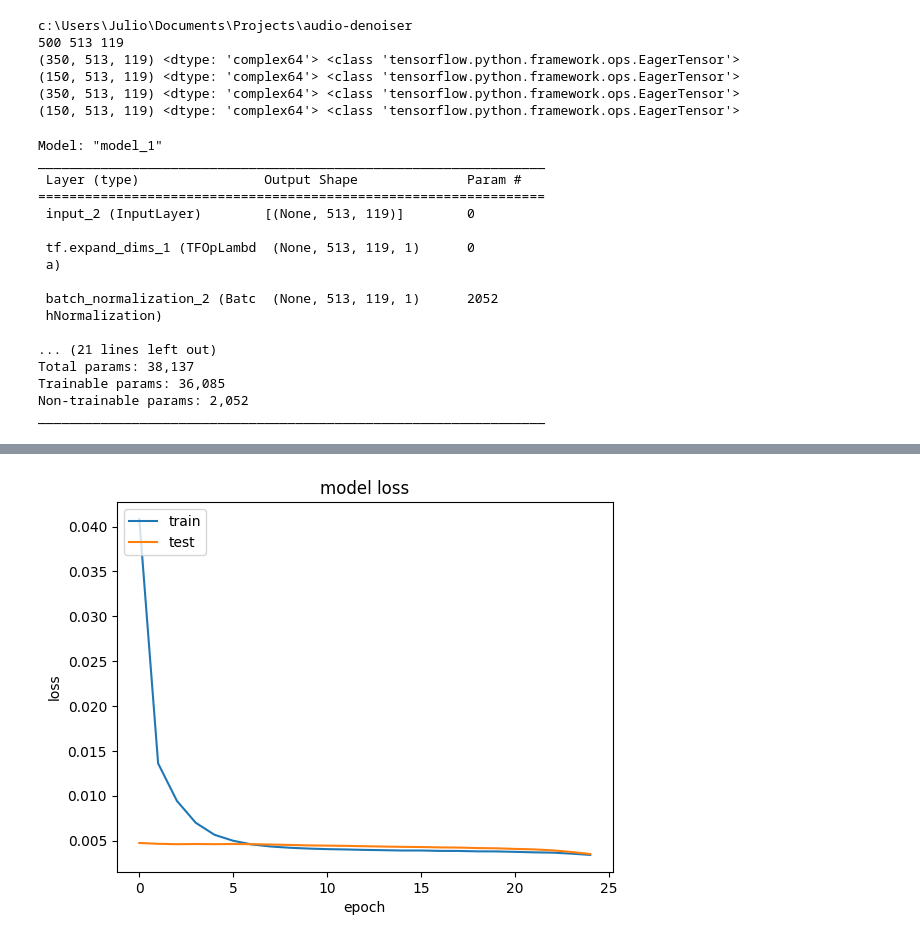
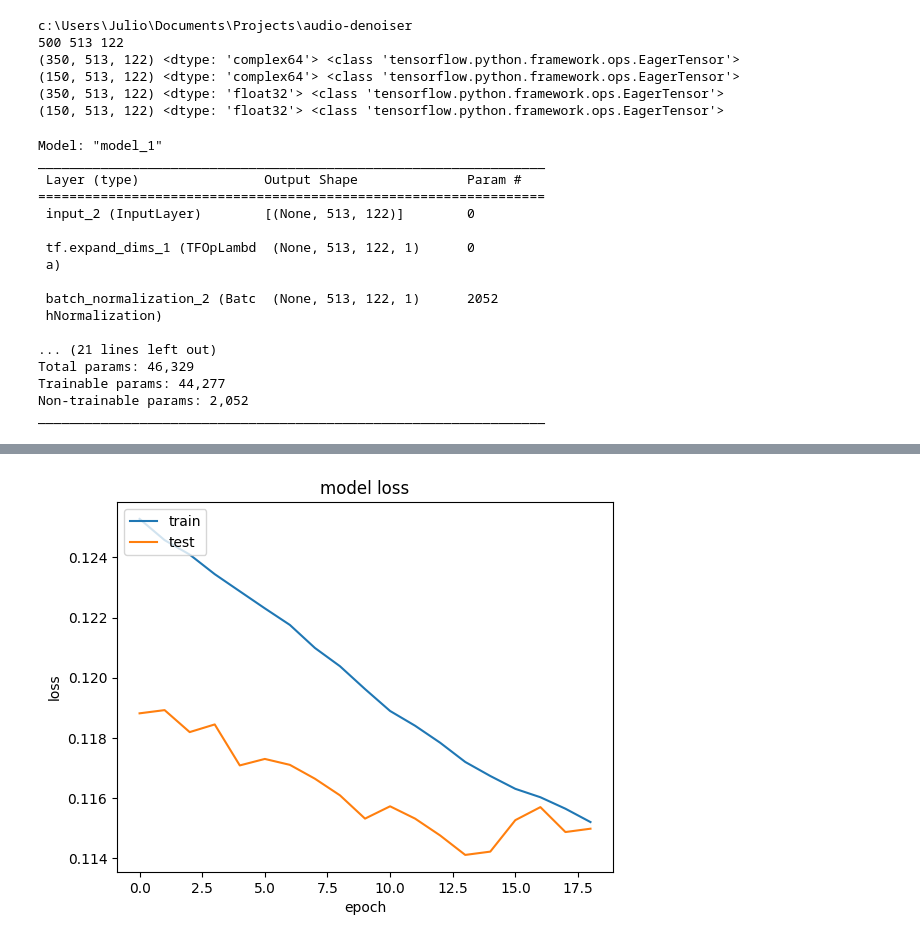
Before and after one commit to juemrami/audio-denoiser, a Jupyter notebook: src/models/fixed_dim_cnn.ipynb, the cells around one changed output, grey strips where cells are left out. Drawn from its saved outputs; the diff is of its cells as text; code cells hidden in the pictures.

```diff
--- a/src/models/fixed_dim_cnn.ipynb
+++ b/src/models/fixed_dim_cnn.ipynb
@@ -7,14 +7,18 @@ print(os.getcwd())
 
 
 data_path = os.path.join(os.getcwd(), 'data')
-X = np.load(os.path.join(data_path, 'X_69_500.npy'), allow_pickle=True)
+X = np.load(os.path.join(data_path, 'X_70_500.npy'), allow_pickle=True)
+Y = np.load(os.path.join(data_path, 'Y_70_500.npy'), allow_pickle=True)
+testidx = 10
+noised_clip = X[testidx]
+clean_clip = Y[testidx]
+noise_clip = noised_clip - clean_clip
 
 freq_bins = X[0].shape[0]
 min_spec_len = min([x.shape[1] for x in X])
 # min_spec_len = 300
 data_size = X.shape[0]
 # X = np.reshape(X, newshape=(data_size, nfft_bins,None ))
-Y = np.load(os.path.join(data_path, 'Y_69_500.npy'), allow_pickle=True)
 print(data_size, freq_bins, min_spec_len)
 # for i in range(data_size):
     # x,y = X[i] , np.copy(Y[i])
@@ -22,7 +26,8 @@ print(data_size, freq_bins, min_spec_len)
 X = [tf.stack(x[:,:min_spec_len]) for x in X]
 
 
-Y = [X[i] - tf.stack(y[:,:min_spec_len])  for i,y in enumerate(Y)]
+# Y = [X[i] - tf.stack(y[:,:min_spec_len])  for i,y in enumerate(Y)]
+Y = [tf.stack(abs(y)[:,:min_spec_len])  for i,y in enumerate(Y)]
 
 splits = train_test_split(X, Y, test_size=0.3, random_state=69)
 X_train, X_test, y_train, y_test = [tf.convert_to_tensor(s) for s in splits]
@@ -30,11 +35,11 @@ for item in [X_train, X_test, y_train, y_test]:
     print(item.shape, item.dtype, type(item))
 # %% [output]
 c:\Users\Julio\Documents\Projects\audio-denoiser
-500 513 119
-(350, 513, 119) <dtype: 'complex64'> <class 'tensorflow.python.framework.ops.EagerTensor'>
-(150, 513, 119) <dtype: 'complex64'> <class 'tensorflow.python.framework.ops.EagerTensor'>
-(350, 513, 119) <dtype: 'complex64'> <class 'tensorflow.python.framework.ops.EagerTensor'>
-(150, 513, 119) <dtype: 'complex64'> <class 'tensorflow.python.framework.ops.EagerTensor'>
+500 513 122
+(350, 513, 122) <dtype: 'complex64'> <class 'tensorflow.python.framework.ops.EagerTensor'>
+(150, 513, 122) <dtype: 'complex64'> <class 'tensorflow.python.framework.ops.EagerTensor'>
+(350, 513, 122) <dtype: 'float32'> <class 'tensorflow.python.framework.ops.EagerTensor'>
+(150, 513, 122) <dtype: 'float32'> <class 'tensorflow.python.framework.ops.EagerTensor'>
 # %%
 import matplotlib.pyplot as plt
 import tensorflow as tf
@@ -60,7 +65,7 @@ model_input = layers.Input(shape=(frequency_bins, min_spec_len), dtype=np.comple
 # add channel dimension
 x_imag = tf.math.imag(model_input)
 # print(x_imag.shape)
-# x = tf.abs(model_input)
+x = tf.abs(model_input)
 x = model_input
 x = tf.expand_dims(x, axis=-1)
 x = layers.BatchNormalization(axis=[1])(x)
@@ -69,10 +74,10 @@ x = layers.BatchNormalization(axis=[1])(x)
 x = layers.Conv2D(filters=16, kernel_size=(2,5),  padding='same', activation=keras.activations.leaky_relu)(x)
 x = layers.Dropout(0.2)(x)
 
-x = layers.Conv2D(filters=32, kernel_size=(3,7), padding='same', activation=keras.activations.leaky_relu)(x)
+x = layers.Conv2D(filters=32, kernel_size=(4,7), padding='same', activation=keras.activations.leaky_relu)(x)
 x = layers.Dropout(0.2)(x)
 
-x = layers.Conv2D(filters=16, kernel_size=(5,9),  padding='same', activation=keras.activations.leaky_relu)(x)
+x = layers.Conv2D(filters=16, kernel_size=(6,9),  padding='same', activation=keras.activations.leaky_relu)(x)
 x = layers.Dropout(0.2)(x)
 
 # x = layers.Conv2D(filters=4, kernel_size=(frequency_bins//16,1),  padding='same', activation='relu')(x)
@@ -82,8 +87,9 @@ x = layers.BatchNormalization(axis=[1])(x)
 x = layers.Conv2D(filters=1, kernel_size=(1,1),  padding='same', activation='tanh')(x)
 
 x = tf.squeeze(x, axis=-1)
-# out = tf.complex(x, x_imag)
-model = keras.Model(inputs=model_input, outputs=x)
+out = tf.complex(x, x_imag)
+# out = x
+model = keras.Model(inputs=model_input, outputs=out)
 model.summary()
 model.compile(loss=keras.losses.Huber(), optimizer='adam', metrics=['mae'])
 
@@ -94,17 +100,17 @@ Model: "model_1"
 _________________________________________________________________
  Layer (type)                Output Shape              Param #
 =================================================================
- input_2 (InputLayer)        [(None, 513, 119)]        0
+ input_2 (InputLayer)        [(None, 513, 122)]        0
 
- tf.expand_dims_1 (TFOpLambd  (None, 513, 119, 1)      0
+ tf.expand_dims_1 (TFOpLambd  (None, 513, 122, 1)      0
  a)
 
- batch_normalization_2 (Batc  (None, 513, 119, 1)      2052
+ batch_normalization_2 (Batc  (None, 513, 122, 1)      2052
  hNormalization)
 
 ... (21 lines left out)
-Total params: 38,137
-Trainable params: 36,085
+Total params: 46,329
+Trainable params: 44,277
 Non-trainable params: 2,052
 _________________________________________________________________
 # %%
@@ -113,7 +119,7 @@ print(tf.config.list_physical_devices('GPU'))
 print(tf.test.is_built_with_cuda())
 print(tf.test.gpu_device_name())
 # print(tf.test.is_gpu_available(cuda_only=True, min_cuda_compute_capability=None))
-cnnhistory=model.fit(X_train, y_train, validation_data=(X_test, y_test),batch_size=40, callbacks=[es],epochs=25, verbose=1)
+cnnhistory=model.fit(X_train, y_train, validation_data=(X_test, y_test),batch_size=40, callbacks=[es],epochs=50, verbose=1)
 # plt.figure(figsize=(12, 4))
 # plt.subplot(1, 2, 1)
 plt.plot(cnnhistory.history['loss'])
@@ -152,4 +158,4 @@ Epoch 25/25
-[figure, old version]
+[figure, new version]
 # %%
 import librosa
 import librosa.display
```
Also changed, not shown: parts of 3 cells of this notebook, 5 other files.
